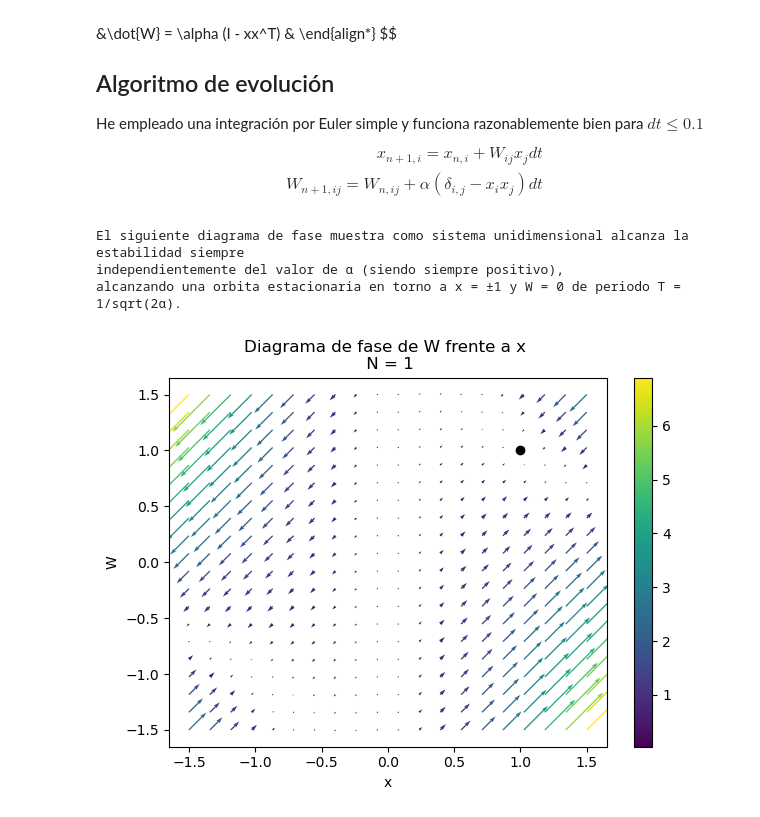
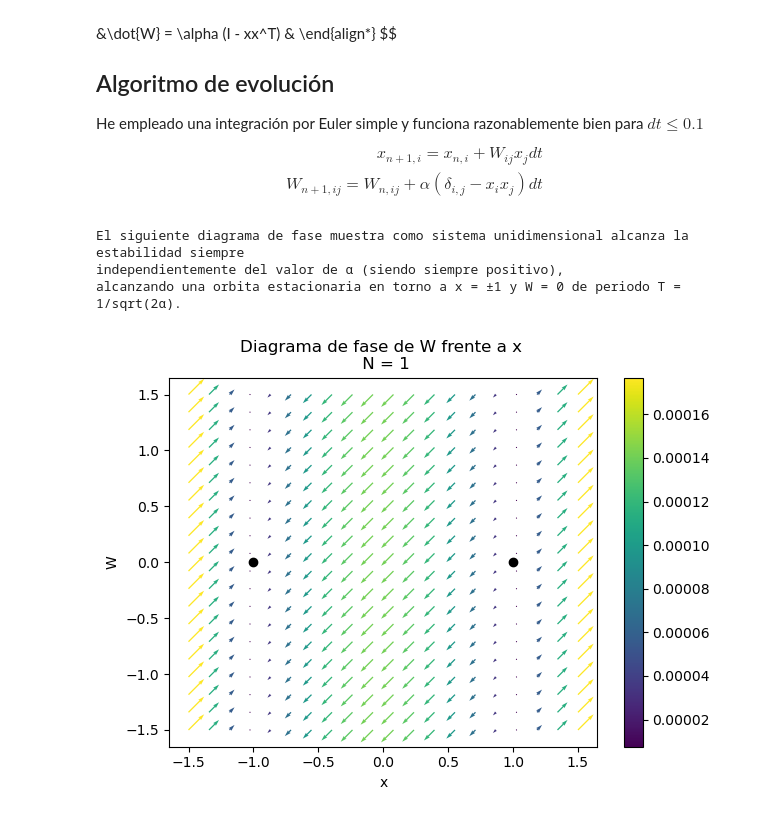
Before and after one commit to OlmoGH/Edge-of-chaos, a Jupyter notebook: Graphic_representation/Sistemas no lineales/phase_diagram_2D.ipynb, the cells around one changed output. Saved outputs shown, nothing was run; the diff lists cells and outputs as text; code cells hidden in the pictures.

```diff
--- a/Graphic_representation/Sistemas no lineales/phase_diagram_2D.ipynb
+++ b/Graphic_representation/Sistemas no lineales/phase_diagram_2D.ipynb
@@ -28,14 +28,14 @@ import scipy.optimize as op
 # Sistema de ecuaciones diferenciales
 def equations(vars):
    # Parámetros del sistema
-   alpha = 1
+   alpha = 0.0001
    beta = 1
    gamma = 1
    delta = 1
    x, y = vars
 
-   fx = alpha - beta * x + y * x ** 2 - x
-   fy = beta * x - x ** 2 * y
+   fx = y * x
+   fy = -alpha * (1 - x ** 2)
 
    return fx, fy
 
@@ -76,31 +76,31 @@ if np.abs(x_max) < 10e-5:
 
 if np.abs(y_max) < 10e-5:
    y = np.linspace(-1.5, 1.5, n_cells)
 
 
 # Creamos el grid con las posiciones
 x_grid, y_grid = np.meshgrid(x, y)
 
 fx = fy = np.zeros_like(x_grid)
 
 for i in range(n_cells):
    for j in range(n_cells):
       fx[i, j], fy[i, j] = equations([x_grid[i, j], y_grid[i, j]])
 
 magnitude = np.sqrt(fx ** 2 + fy ** 2)
 
 # Graficamos el campo vectorial
 plt.quiver(x, y, fx, fy, magnitude , cmap='viridis', norm='linear')
 plt.colorbar()
 plt.xlabel('x')
 plt.ylabel('W')
 plt.title("Diagrama de fase de W frente a x \n N = 1")
 plt.tight_layout()
 print("El siguiente diagrama de fase muestra como sistema unidimensional alcanza la estabilidad siempre \n" \
 "independientemente del valor de α (siendo siempre positivo), \n" \
 "alcanzando una orbita estacionaria en torno a x = ±1 y W = 0 de periodo T = 1/sqrt(2α).")
 # %% [output]
 El siguiente diagrama de fase muestra como sistema unidimensional alcanza la estabilidad siempre
 independientemente del valor de α (siendo siempre positivo),
 alcanzando una orbita estacionaria en torno a x = ±1 y W = 0 de periodo T = 1/sqrt(2α).
-[figure, old version]
+[figure, new version]
```
Also changed, not shown: 36 other files.
